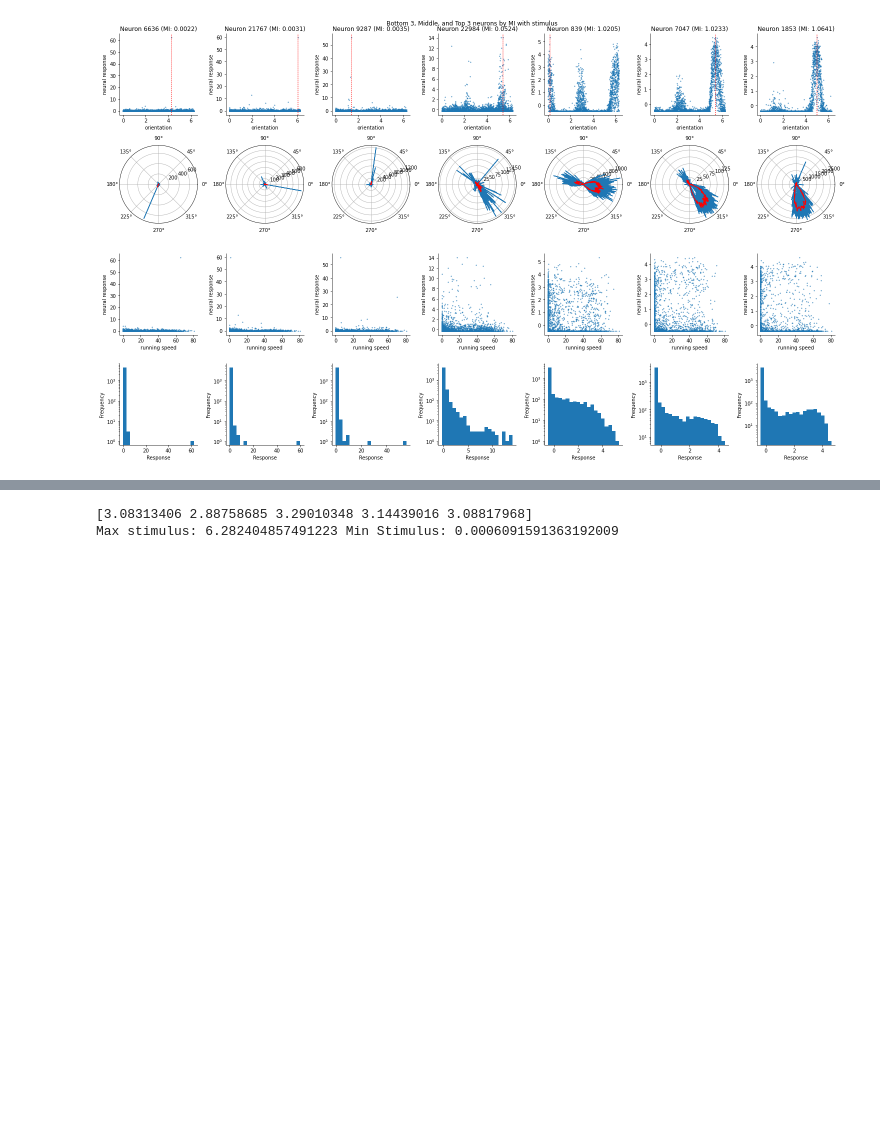
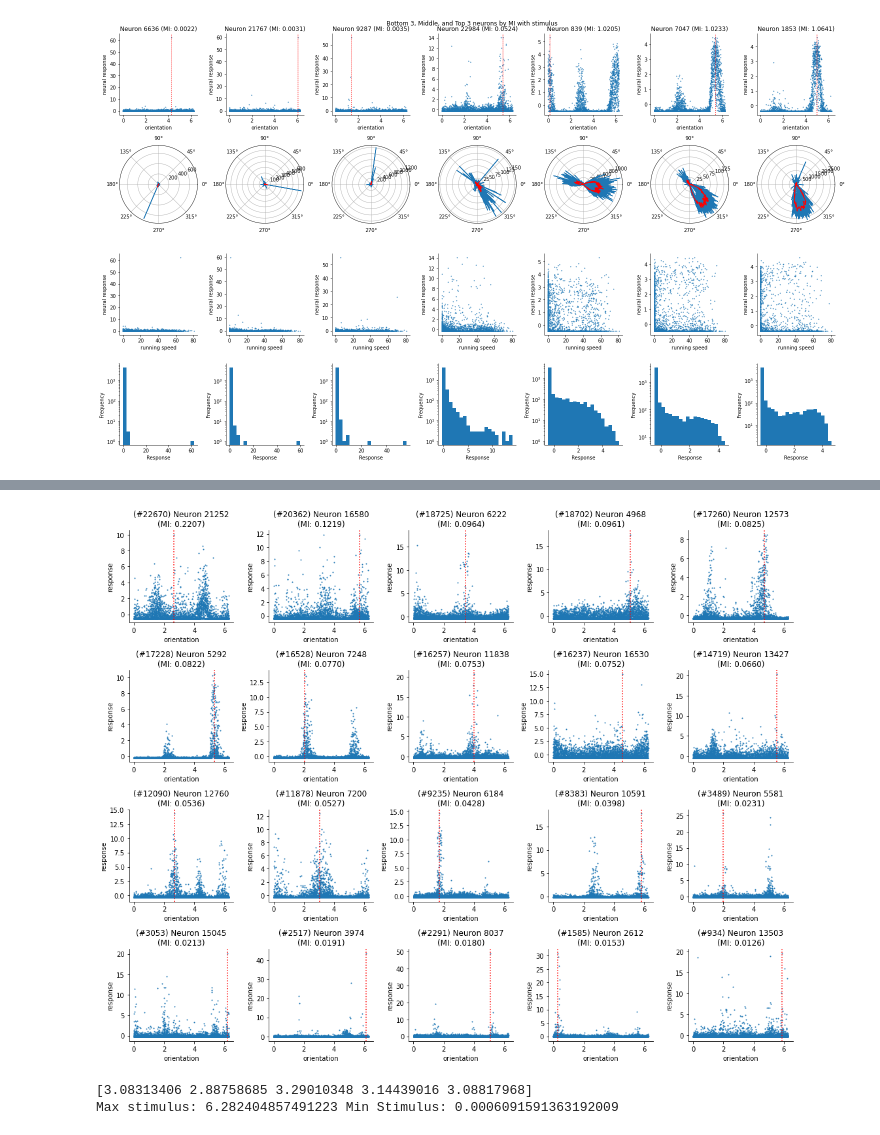
Before and after one commit to sekunder/NMA_Project, a Jupyter notebook: Orientation_Selectivity.ipynb, the cells around one changed output, grey strips where cells are left out. Cells and saved outputs as stored; diff of their text form; code cells hidden in the pictures; blank space fills up the shorter version.

Commit message:
More exploratory plots of MI

```diff
--- a/Orientation_Selectivity.ipynb
+++ b/Orientation_Selectivity.ipynb
@@ -148,3 +152,21 @@ for i, n in enumerate(favorite_neurons):
+# %%
+# let's look at a random sampling of neurons
+
+n_rows = 4
+n_cols = 5
+
+indices = sorted(np.random.choice(range(N_neurons), size=n_rows * n_cols), reverse=True)
+# indices = range(N_neurons-20, N_neurons)
+random_neurons = np.argsort(MIRS)[indices]
+
+plt.figure(figsize=(3 * n_cols, 3 * n_rows))
+for i, n in enumerate(random_neurons):
+  ax = plt.subplot(n_rows, n_cols, i+1)
+  plt.scatter(dat['istim'], Z[n,:], s=1)
+  plt.axvline(dat['istim'][np.argmax(Z[n, :])], c='red', linestyle=':')
+  ax.set(xlabel = 'orientation', ylabel = 'response', title='(#%d) Neuron %d\n(MI: %.4f)'%(indices[i],n,MIRS[n]))
+# %% [output]
+[figure, added]
 # %%
 
 print(O[favorite_neurons])
```
Also changed, not shown: parts of 2 cells of this notebook.
